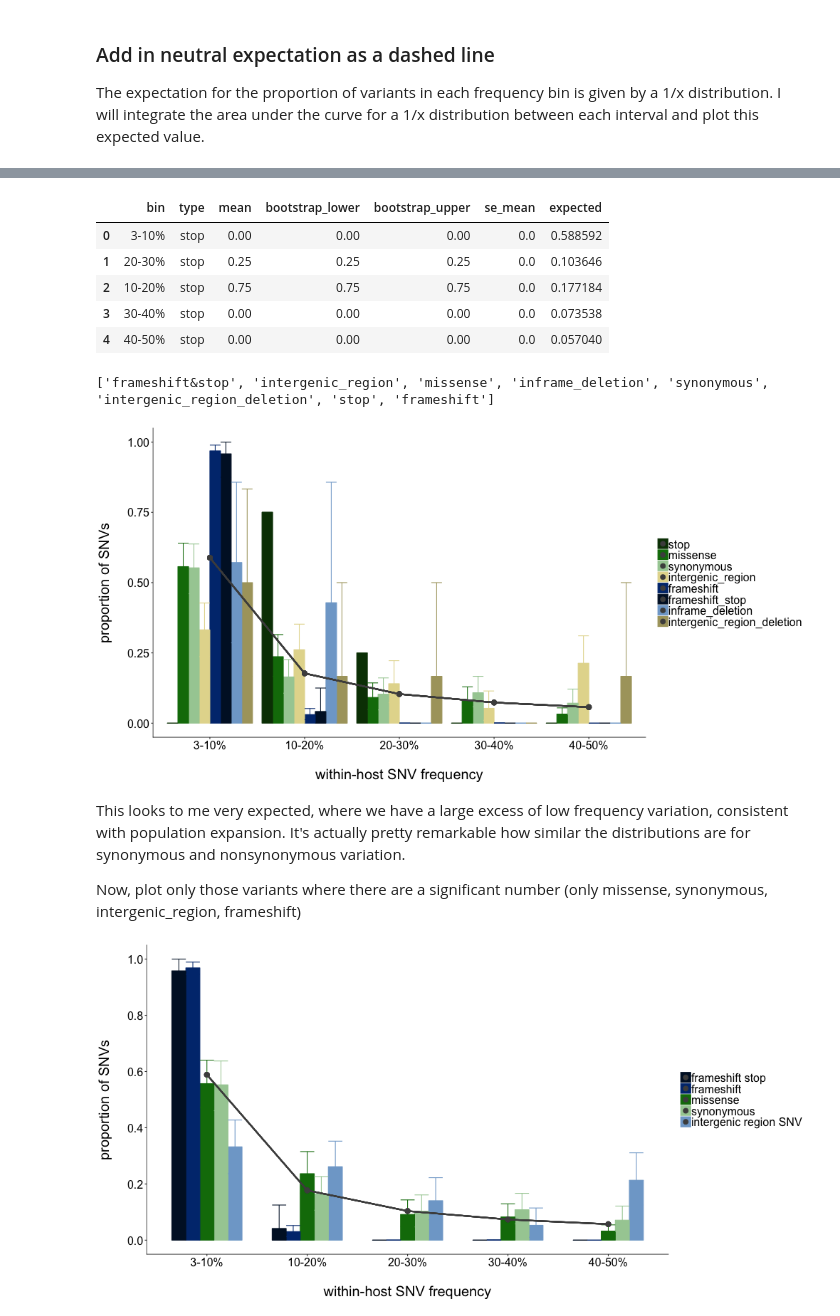
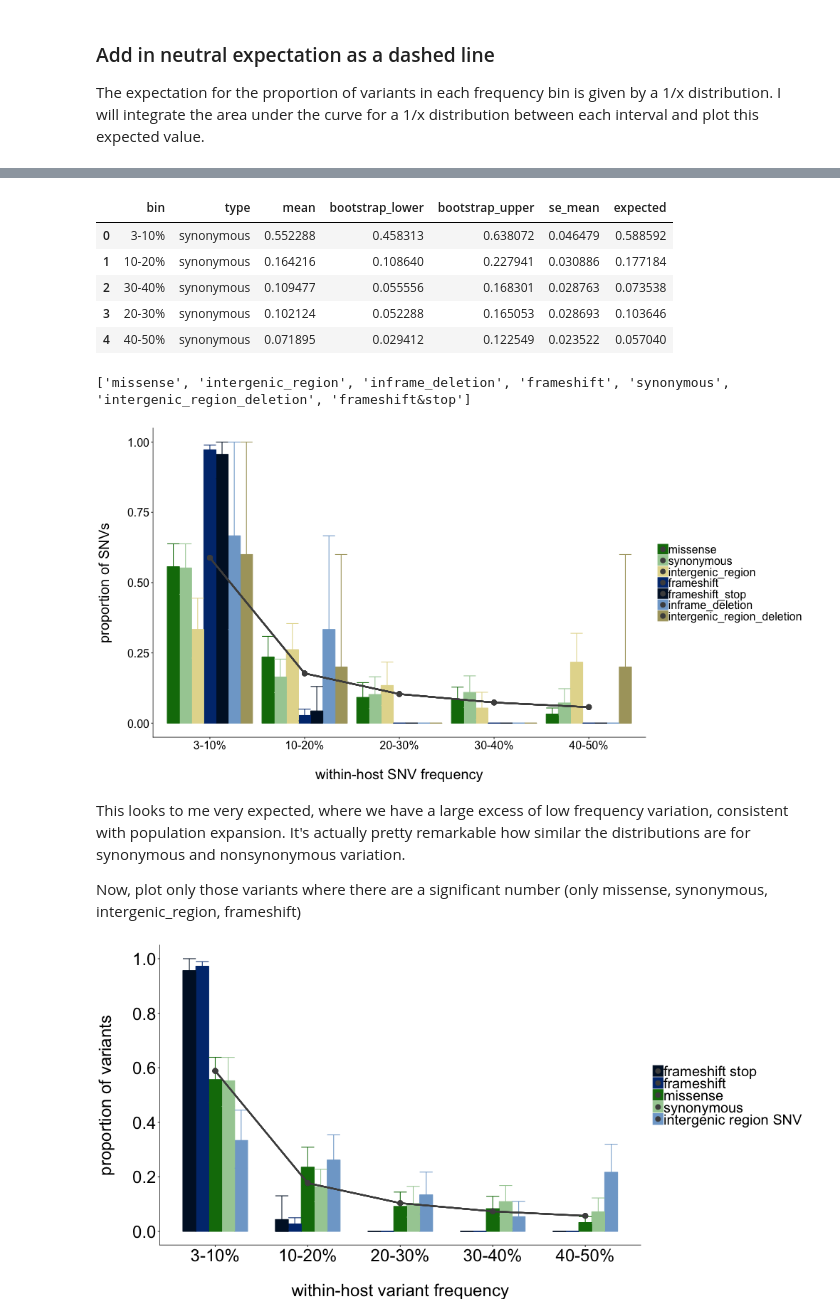
Before and after one commit to lmoncla/ncov-WI-within-host, a Jupyter notebook: scripts/frequency-spectrum.ipynb, the cells around one changed output, grey strips where cells are left out. Saved outputs shown, nothing was run; the diff lists cells and outputs as text; code cells hidden in the pictures.

```diff
--- a/scripts/frequency-spectrum.ipynb
+++ b/scripts/frequency-spectrum.ipynb
@@ -44,8 +41,10 @@ clades_file = "../data/clades-file-2020-08-28.txt"
 vcf_directory = "../data/vcfs-all/"
 
 # N transcript was a control; sample/tube 6, UW-30, has an snv at basically every single site after a certain
-# point in the genome. it has 418 SNVs!!! I'm excluding it
-samples_to_ignore = ["N_transcript","6"]
+# point in the genome. it has 418 SNVs!!! I'm excluding it; finally, I am going to exclude tube 127, USA/WI-UW-118/2020
+# which has >50 indels and >50 SNVs. It has a pretty high Ct as well, so I think these are probably errors as it is
+# a very clear outlier
+samples_to_ignore = ["N_transcript","6", "127"]
 
 # set the length of homopolymers that you want to use
 homopolymer_length = 3
@@ -449,15 +450,15 @@ freq_spec_neutral = freq_spec_neutral.fillna(0)
 freq_spec_neutral.head()
 # %% [output]
 |  | bin | type | mean | bootstrap_lower | bootstrap_upper | se_mean | expected |
-| 0 | 3-10% | stop | 0.00 | 0.00 | 0.00 | 0.0 | 0.588592 |
-| 1 | 20-30% | stop | 0.25 | 0.25 | 0.25 | 0.0 | 0.103646 |
-| 2 | 10-20% | stop | 0.75 | 0.75 | 0.75 | 0.0 | 0.177184 |
-| 3 | 30-40% | stop | 0.00 | 0.00 | 0.00 | 0.0 | 0.073538 |
-| 4 | 40-50% | stop | 0.00 | 0.00 | 0.00 | 0.0 | 0.057040 |
+| 0 | 3-10% | synonymous | 0.552288 | 0.458313 | 0.638072 | 0.046479 | 0.588592 |
+| 1 | 10-20% | synonymous | 0.164216 | 0.108640 | 0.227941 | 0.030886 | 0.177184 |
+| 2 | 30-40% | synonymous | 0.109477 | 0.055556 | 0.168301 | 0.028763 | 0.073538 |
+| 3 | 20-30% | synonymous | 0.102124 | 0.052288 | 0.165053 | 0.028693 | 0.103646 |
+| 4 | 40-50% | synonymous | 0.071895 | 0.029412 | 0.122549 | 0.023522 | 0.057040 |
 # %%
 print(mutation_types)
 # %% [output]
-['frameshift&stop', 'intergenic_region', 'missense', 'inframe_deletion', 'synonymous', 'intergenic_region_deletion', 'stop', 'frameshift']
+['missense', 'intergenic_region', 'inframe_deletion', 'frameshift', 'synonymous', 'intergenic_region_deletion', 'frameshift&stop']
 # %%
 s_color = "#A5CDA2"
 ns_color = "#0E7908"
@@ -509,10 +510,10 @@ p3 <- ggplot(freq_spec_neutral, aes(x=binf, y=mean,color=typef, fill=typef, grou
 #       scale_y_continuous(limits=c(-0.1,1.2), breaks=seq(0,1.2,0.2))+
 
 
-ggsave(output_filename, p3, width = 12, height = 5, path="../figures/")
+ggsave(output_filename, p3, width = 12, height = 5, path="../figures/individual-pdfs/")
 p3
 # %% [output]
-[figure, old version]
+[figure, new version]
 # %% [markdown]
 This looks to me very expected, where we have a large excess of low frequency variation, consistent with population expansion. It's actually pretty remarkable how similar the distributions are for synonymous and nonsynonymous variation.
 
@@ -545,38 +546,38 @@ freq_spec_neutral$type <- gsub('&', '_', freq_spec_neutral$type)
 freq_spec_neutral$type <- gsub('-', '_', freq_spec_neutral$type)
 freq_spec_neutral$typef = factor(freq_spec_neutral$type, levels=c("frameshift_stop","frameshift","missense","synonymous","intergenic_region"))
 freq_spec_neutral$binf = factor(freq_spec_neutral$bin, levels=c("3-10%","10-20%","20-30%","30-40%","40-50%"))
 
 p3 <- ggplot(freq_spec_neutral, aes(x=binf, y=mean,color=typef, fill=typef, group=typef))+
     geom_col(position = position_dodge(preserve = "single"), width=0.7)+
     geom_errorbar(data=freq_spec_neutral, aes(x=binf, ymin = bootstrap_lower, ymax = bootstrap_upper),position = position_dodge(preserve = "single"), width=0.7)+
     geom_point(data=freq_spec_neutral, aes(x=binf,y=expected), size=3, color="grey30")+
     geom_line(data=freq_spec_neutral, aes(x=binf,y=expected), linetype=1, size=1, color="grey30")+
     scale_color_manual(values=c(missense=ns_color, synonymous=s_color,frameshift=fs_color,frameshift_stop=fs_stop_color,intergenic_region=dis_del_color), labels=c(missense="missense",synonymous="synonymous",frameshift="frameshift",intergenic_region="intergenic region SNV",frameshift_stop="frameshift stop"))+
     scale_fill_manual(values=c(missense=ns_color, synonymous=s_color,frameshift=fs_color,frameshift_stop=fs_stop_color,intergenic_region=dis_del_color), labels=c(missense="missense",synonymous="synonymous",frameshift="frameshift",intergenic_region="intergenic region SNV",frameshift_stop="frameshift stop"))+
     scale_y_continuous(breaks=seq(0,1,0.2), limits=c(0,1))+
     theme(panel.grid.major=element_line(colour=NA,size=NA))+
     theme(panel.grid.minor=element_line(colour=NA,size=NA))+
     theme(plot.title=element_text(size=13))+
     theme(strip.background = element_rect(colour=NA, fill=NA))+
     theme(plot.margin=unit(c(0.1,0.1,0.1,0.1),"cm"))+
     theme(axis.line.x=element_line(colour="black"))+
     theme(axis.line.y=element_line(colour="black"))+
-    theme(axis.title.y=element_text(size=20, hjust=0.5, vjust=0.5))+
-    theme(axis.title.x=element_text(size=20, vjust=0.5))+
-    theme(axis.text.y=element_text(size=16, colour="black"))+
-    theme(axis.text.x=element_text(hjust=0.5, size=16, colour="black"))+
-    theme(legend.text=element_text(size=16))+
+    theme(axis.title.y=element_text(size=24, hjust=0.5, vjust=0.5))+
+    theme(axis.title.x=element_text(size=24, vjust=0.5))+
+    theme(axis.text.y=element_text(size=24, colour="black"))+
+    theme(axis.text.x=element_text(hjust=0.5, size=24, colour="black"))+
+    theme(legend.text=element_text(size=20))+
     theme(legend.title=element_blank())+
     #theme(legend.position = c(0.9, 0.6))+ # (0,0) is bottom left, (1,1) is top right
     theme(panel.margin=unit(1, "lines"))+
     theme(legend.key.size=unit(0.55, "cm"))+
     theme(panel.background=element_rect(fill=NA))+
     theme(legend.key=element_rect(fill=NA))+
-    labs(x="\nwithin-host SNV frequency",y="proportion of SNVs\n")
+    labs(x="\nwithin-host variant frequency",y="proportion of variants\n")
 #       scale_y_continuous(limits=c(-0.1,1.2), breaks=seq(0,1.2,0.2))+
 
 
-ggsave(output_filename, p3, width = 12, height = 7, path="../figures/")
+ggsave(output_filename, p3, width = 12, height = 7, path="../figures/individual-pdfs/")
 p3
 # %% [output]
-[figure, old version]
+[figure, new version]
```
Also changed, not shown: parts of 12 cells of this notebook, 3 other files.
